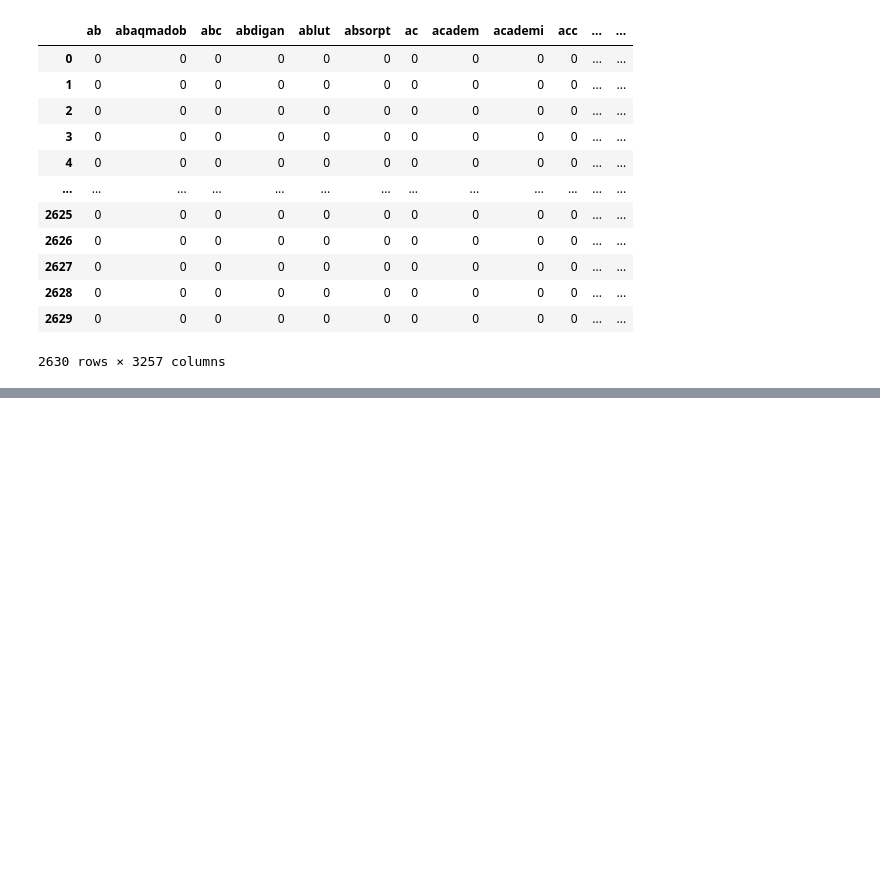
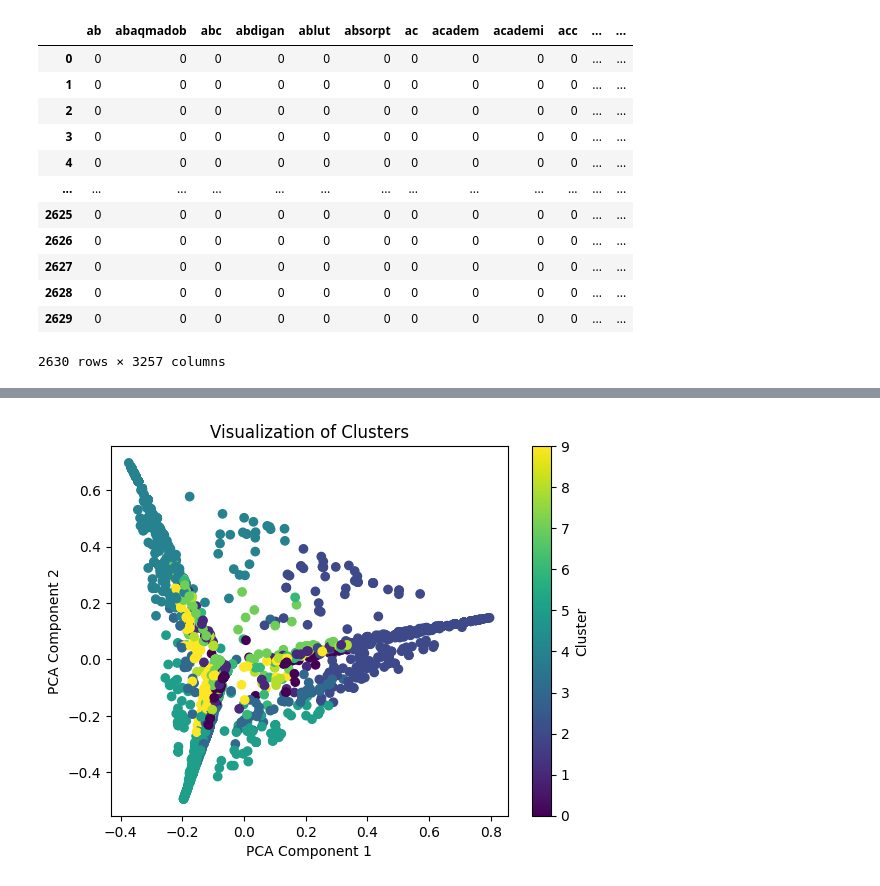
Before and after one commit to datakiptoo/County_Service-_Delivery, a Jupyter notebook: County_Residents.ipynb, the cells around one changed output, grey strips where cells are left out. Drawn from its saved outputs; the diff is of its cells as text; code cells hidden in the pictures; blank space fills up the shorter version.

```diff
--- a/County_Residents.ipynb
+++ b/County_Residents.ipynb
@@ -930,0 +1039,28 @@ bow_df
+# %%
+#Kmeans clusterring
+from sklearn.cluster import KMeans
+
+# Get the topic distributions for each document
+topic_distributions = [lda_model.get_document_topics(doc) for doc in corpus]
+
+# Extract probabilities for each topic in each document
+topic_input = []
+for doc_topics in topic_distributions:
+    probs = [0.0] * num_topics  # Initialize probabilities for each topic
+    for topic, prob in doc_topics:
+        probs[topic] = prob  # Update probability for the corresponding topic
+    topic_input.append(probs)
+
+# Define the number of clusters for k-means
+num_clusters = 10
+
+# Apply k-means clustering on the topic distributions
+kmeans = KMeans(n_clusters=num_clusters)
+kmeans.fit(topic_input)
+
+# Get cluster labels for each document
+cluster_labels = kmeans.labels_
+
+# Output cluster assignments
+clustered_data = pd.DataFrame({'Document': secondary_data, 'Cluster': cluster_labels})
+print(clustered_data)
@@ -930,0 +1082,17 @@ bow_df
+# %%
+from sklearn.decomposition import PCA
+import matplotlib.pyplot as plt
+
+# Apply PCA to reduce dimensions for visualization to 2D
+pca = PCA(n_components=2)
+topic_input_pca = pca.fit_transform(topic_input)
+
+# Visualize clusters
+plt.scatter(topic_input_pca[:, 0], topic_input_pca[:, 1], c=cluster_labels, cmap='viridis')
+plt.title('Visualization of Clusters')
+plt.xlabel('PCA Component 1')
+plt.ylabel('PCA Component 2')
+plt.colorbar(label='Cluster')
+plt.show()
+# %% [output]
+[figure, added]
```
Also changed, not shown: parts of 7 cells of this notebook.
